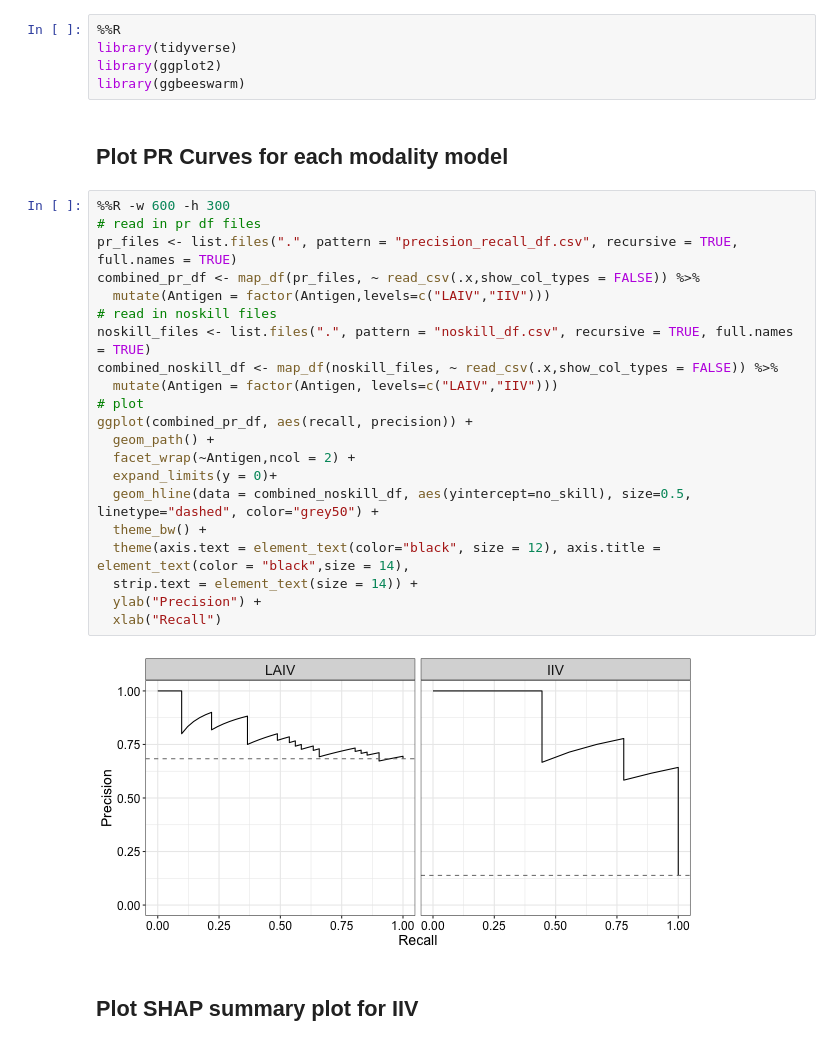
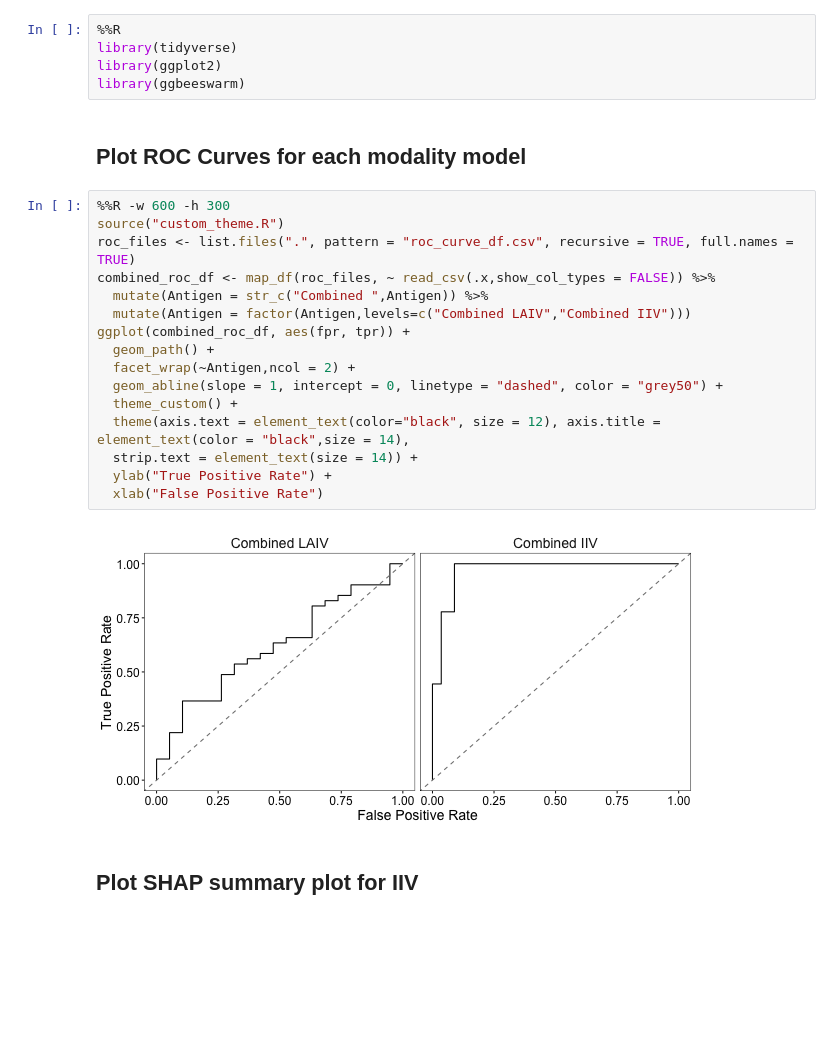
Before and after one commit to wagar-lab/Wagoner2024, a Jupyter notebook: wagoner_et_al_predictive_modeling.ipynb, the cells around one changed output. Saved outputs shown, nothing was run; the diff lists cells and outputs as text; blank space fills up the shorter version.

```diff
--- a/wagoner_et_al_predictive_modeling.ipynb
+++ b/wagoner_et_al_predictive_modeling.ipynb
@@ -166,30 +162,25 @@ library(tidyverse)
 library(ggplot2)
 library(ggbeeswarm)
 # %% [markdown]
-## Plot PR Curves for each modality model
+## Plot ROC Curves for each modality model
-# %%
-%%R -w 600 -h 300
-# read in pr df files
-pr_files <- list.files(".", pattern = "precision_recall_df.csv", recursive = TRUE, full.names = TRUE)
-combined_pr_df <- map_df(pr_files, ~ read_csv(.x,show_col_types = FALSE)) %>%
-  mutate(Antigen = factor(Antigen,levels=c("LAIV","IIV")))
-# read in noskill files
-noskill_files <- list.files(".", pattern = "noskill_df.csv", recursive = TRUE, full.names = TRUE)
-combined_noskill_df <- map_df(noskill_files, ~ read_csv(.x,show_col_types = FALSE)) %>%
-  mutate(Antigen = factor(Antigen, levels=c("LAIV","IIV")))
-# plot
-ggplot(combined_pr_df, aes(recall, precision)) +
-  geom_path() +
-  facet_wrap(~Antigen,ncol = 2) +
-  expand_limits(y = 0)+
-  geom_hline(data = combined_noskill_df, aes(yintercept=no_skill), size=0.5, linetype="dashed", color="grey50") +
-  theme_bw() +
-  theme(axis.text = element_text(color="black", size = 12), axis.title = element_text(color = "black",size = 14),
-  strip.text = element_text(size = 14)) +
-  ylab("Precision") +
-  xlab("Recall")
-# %% [output]
-[figure, removed]
+# %%
+%%R -w 600 -h 300
+source("custom_theme.R")
+roc_files <- list.files(".", pattern = "roc_curve_df.csv", recursive = TRUE, full.names = TRUE)
+combined_roc_df <- map_df(roc_files, ~ read_csv(.x,show_col_types = FALSE)) %>%
+  mutate(Antigen = str_c("Combined ",Antigen)) %>%
+  mutate(Antigen = factor(Antigen,levels=c("Combined LAIV","Combined IIV")))
+ggplot(combined_roc_df, aes(fpr, tpr)) +
+  geom_path() +
+  facet_wrap(~Antigen,ncol = 2) +
+  geom_abline(slope = 1, intercept = 0, linetype = "dashed", color = "grey50") +
+  theme_custom() +
+  theme(axis.text = element_text(color="black", size = 12), axis.title = element_text(color = "black",size = 14),
+  strip.text = element_text(size = 14)) +
+  ylab("True Positive Rate") +
+  xlab("False Positive Rate")
+# %% [output]
+[figure, added]
 # %% [markdown]
 ## Plot SHAP summary plot for IIV
 # %%
```
Also changed, not shown: parts of 2 cells of this notebook, 1 other file.
